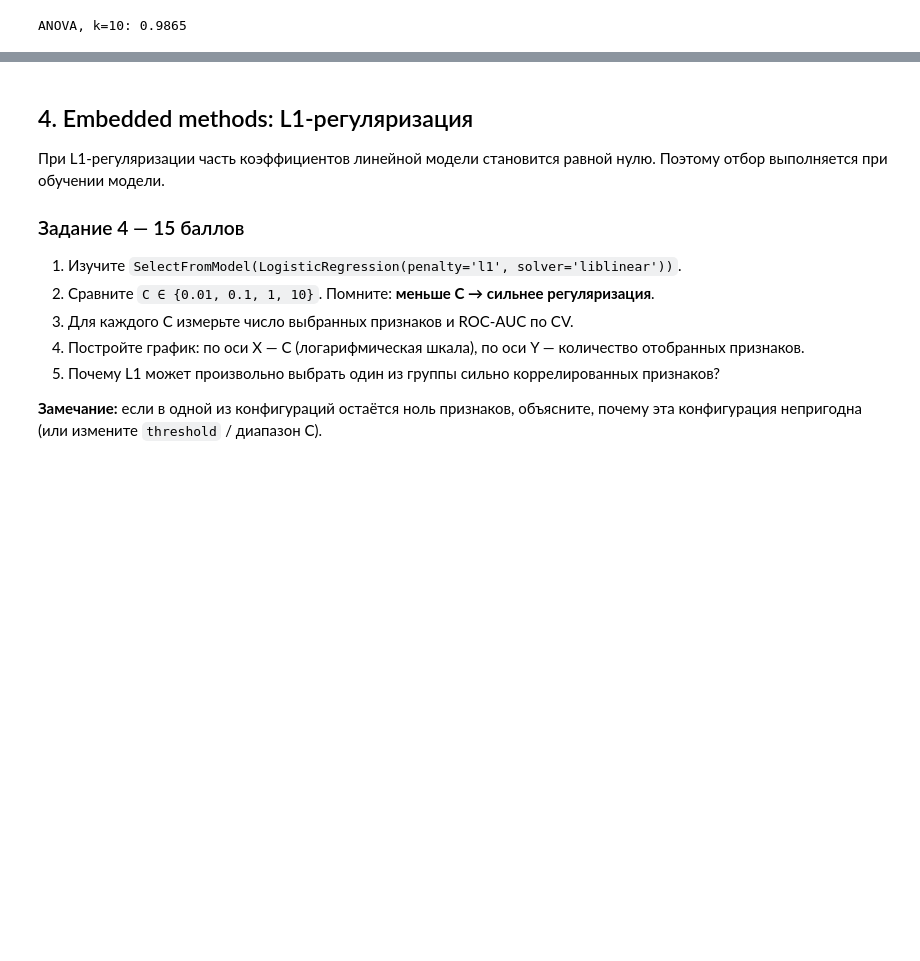
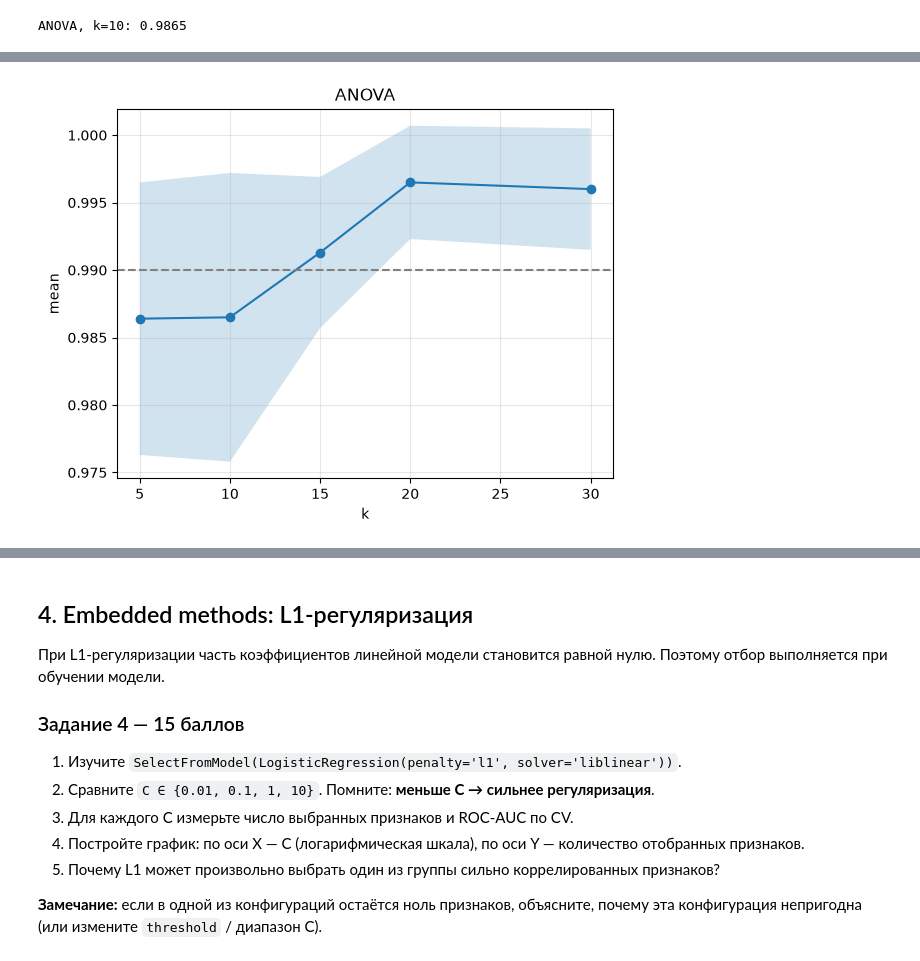
Before and after one commit to SWAWERREWEW/work_folder, a Jupyter notebook: STUDY/practice10_отбор_признаков/brain_Самостоятельная_работа_Отбор_признаков.ipynb, the cells around one changed output, grey strips where cells are left out. Drawn from its saved outputs; the diff is of its cells as text; code cells hidden in the pictures; blank space fills up the shorter version.

```diff
--- a/STUDY/practice10_отбор_признаков/brain_Самостоятельная_работа_Отбор_признаков.ipynb
+++ b/STUDY/practice10_отбор_признаков/brain_Самостоятельная_работа_Отбор_признаков.ipynb
@@ -337,0 +360,49 @@ print(pd.DataFrame(filter_results))
+# %%
+# График ANOVA
+# Сохранение результатов ANOVA из общих результатов
+anova_filter_results = [elem for elem in filter_results if elem[0] == "ANOVA"]
+
+# Сохранение результатов среднего значения
+mean_list_at_filter = [elem[2] for elem in anova_filter_results]
+# Сохранения результатов отклонения
+std_list_at_filter = [elem[3] for elem in anova_filter_results]
+
+# Первая ось среднего значения
+plt.plot(
+    # Координаты по X
+    k,
+    # Координаты по Y
+    mean_list_at_filter,
+    # Выделение точки жирным шрифтом
+    marker="o",
+    # Комментарий
+    label="Среднее значение"
+)
+
+# Параметры заполнения
+plt.axhline(
+y=0.99,
+color='gray',
+linestyle='--',
+label='Baseline')
+
+plt.fill_between(
+    # по каким X
+    k,
+    # нижняя граница
+    [m - s for m, s in zip(mean_list_at_filter, std_list_at_filter)],
+    # верхняя граница
+    [m + s for m, s in zip(mean_list_at_filter, std_list_at_filter)],
+    # прозрачность (0 — невидим, 1 — закрашено полностью)
+    alpha=0.2,
+)
+
+plt.title("ANOVA")
+plt.xlabel("k")
+plt.ylabel("mean")
+
+# Сетка
+plt.grid(alpha=0.3)
+plt.show()
+# %% [output]
+[figure, added]
```
Also changed, not shown: parts of 15 cells of this notebook, 5 other files.
